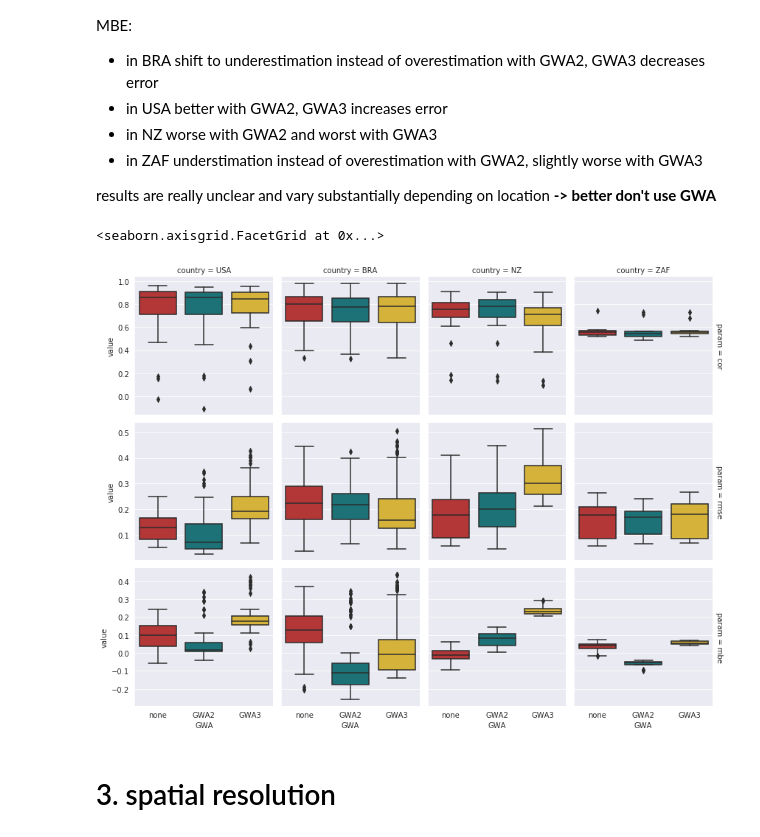
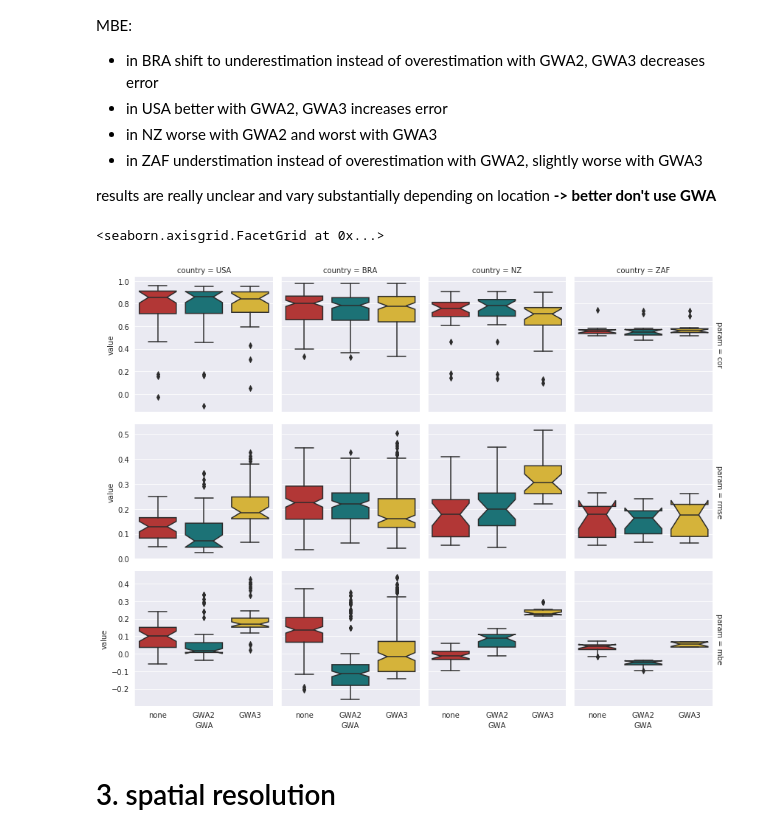
Before and after one commit to KatharinaGruber/windpower_GWA, a Jupyter notebook: story.ipynb, the cells around one changed output. Drawn from its saved outputs; the diff is of its cells as text; code cells hidden in the pictures.

```diff
--- a/story.ipynb
+++ b/story.ipynb
@@ -109,12 +134,12 @@ results are really unclear and vary substantially depending on location
 # %%
 res = results[(results.param!='avg')&(results.dataset=='MERRA2')]
 sns.catplot(x = 'GWA', y = 'value', col='country',row='param',
               kind='box', margin_titles=True, sharey='row',
             height=3, aspect=1,
-            data=res)
+            data=res, notch = True)
 # %% [output]
 <seaborn.axisgrid.FacetGrid at 0x...>
-[figure, old version]
+[figure, new version]
 # %% [markdown]
 # 3. spatial resolution
 # %% [markdown]
```
Also changed, not shown: parts of 16 cells of this notebook.
